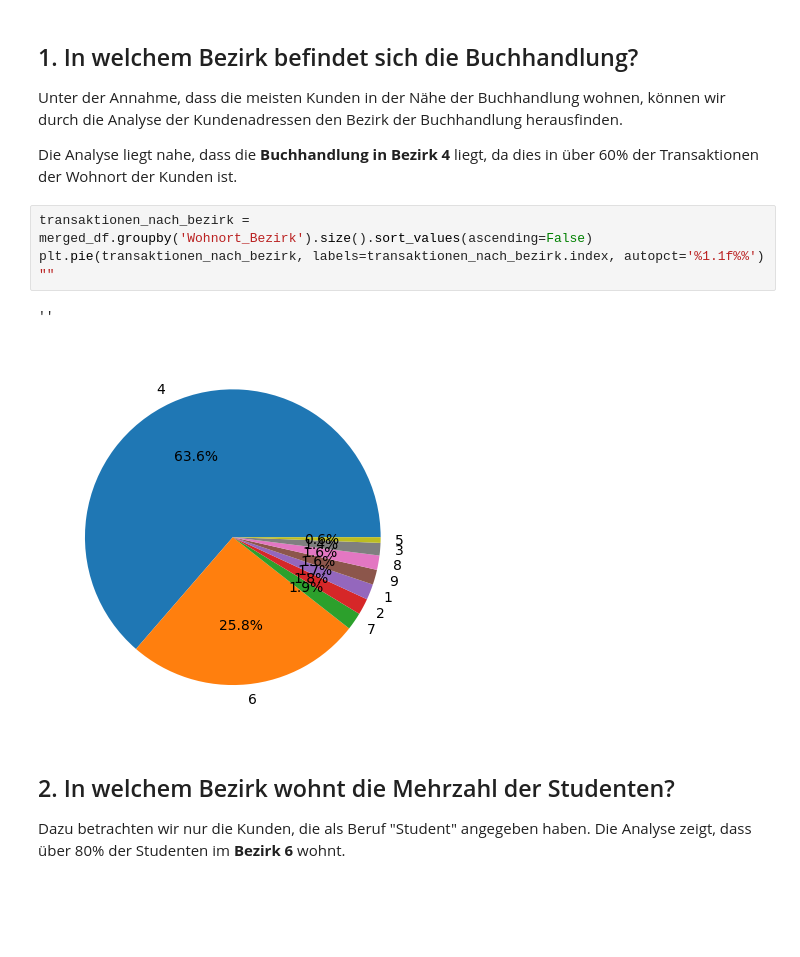
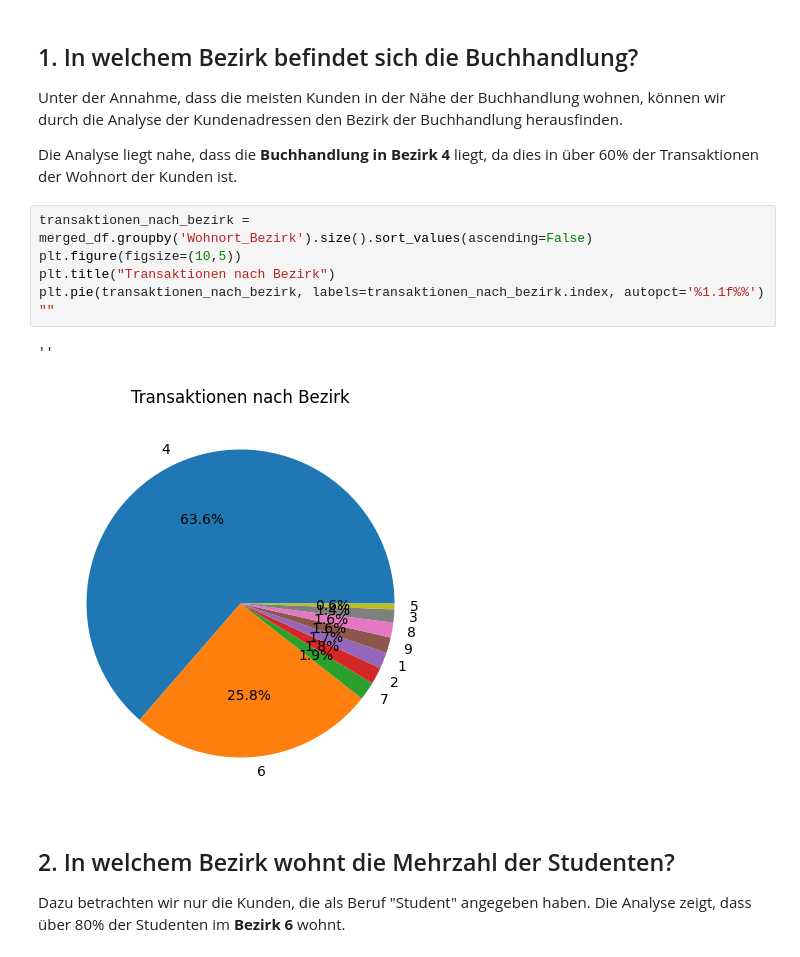
Before and after one commit to xTerradon/DHBW_DataScience, a Jupyter notebook: main.ipynb, the cells around one changed output. Drawn from its saved outputs; the diff is of its cells as text; blank space fills up the shorter version.

```diff
--- a/main.ipynb
+++ b/main.ipynb
@@ -182,11 +178,13 @@ Unter der Annahme, dass die meisten Kunden in der Nähe der Buchhandlung wohnen,
 Die Analyse liegt nahe, dass die **Buchhandlung in Bezirk 4** liegt, da dies in über 60% der Transaktionen der Wohnort der Kunden ist.
 # %%
 transaktionen_nach_bezirk = merged_df.groupby('Wohnort_Bezirk').size().sort_values(ascending=False)
+plt.figure(figsize=(10,5))
+plt.title("Transaktionen nach Bezirk")
 plt.pie(transaktionen_nach_bezirk, labels=transaktionen_nach_bezirk.index, autopct='%1.1f%%')
 ""
 # %% [output]
 ''
-[figure, old version]
+[figure, new version]
 # %% [markdown]
 ## 2. In welchem Bezirk wohnt die Mehrzahl der Studenten?
 Dazu betrachten wir nur die Kunden, die als Beruf "Student" angegeben haben.
```
Also changed, not shown: parts of 15 cells of this notebook.
